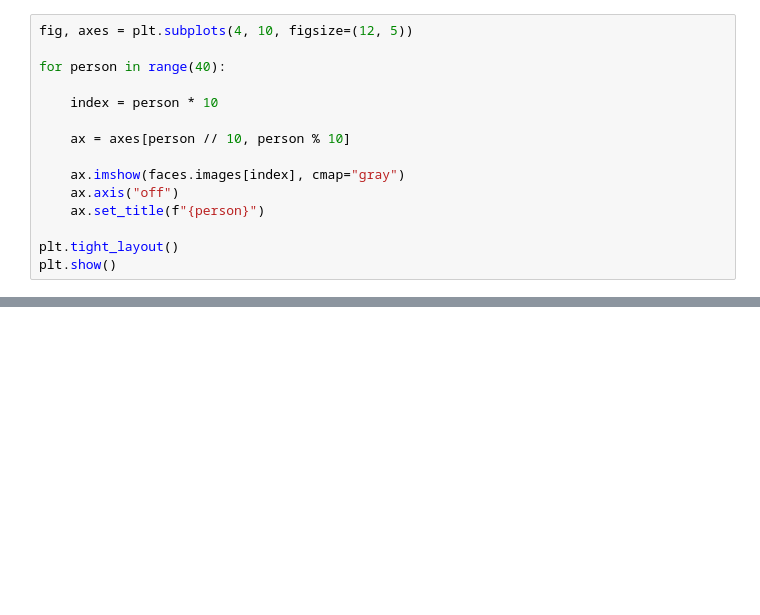
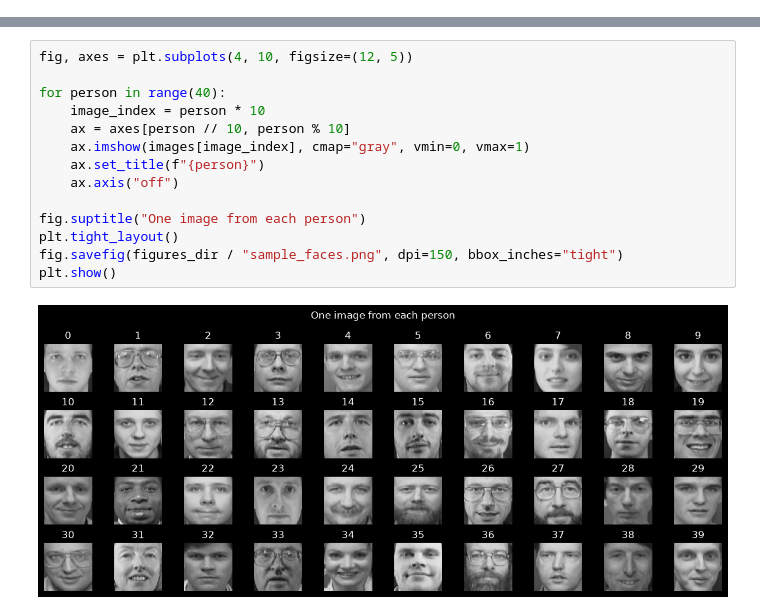
Before and after one commit to yasaman1994/eigenfaces-from-scratch, a Jupyter notebook: eigenfaces_from_scratch.ipynb, the cells around one changed output, grey strips where cells are left out. Saved outputs shown, nothing was run; the diff lists cells and outputs as text; blank space fills up the shorter version.

```diff
--- a/eigenfaces_from_scratch.ipynb
+++ b/eigenfaces_from_scratch.ipynb
@@ -34,15 +0,0 @@ print('images for each person:', np.bincount(labels))
-# %%
-fig, axes = plt.subplots(4, 10, figsize=(12, 5))
-
-for person in range(40):
-
-    index = person * 10
-
-    ax = axes[person // 10, person % 10]
-
-    ax.imshow(faces.images[index], cmap="gray")
-    ax.axis("off")
-    ax.set_title(f"{person}")
-
-plt.tight_layout()
-plt.show()
@@ -270,0 +62,16 @@ plt.show()
+# %%
+fig, axes = plt.subplots(4, 10, figsize=(12, 5))
+
+for person in range(40):
+    image_index = person * 10
+    ax = axes[person // 10, person % 10]
+    ax.imshow(images[image_index], cmap="gray", vmin=0, vmax=1)
+    ax.set_title(f"{person}")
+    ax.axis("off")
+
+fig.suptitle("One image from each person")
+plt.tight_layout()
+fig.savefig(figures_dir / "sample_faces.png", dpi=150, bbox_inches="tight")
+plt.show()
+# %% [output]
+[figure, added]
```
Also changed, not shown: parts of 74 cells of this notebook, 17 other files.
